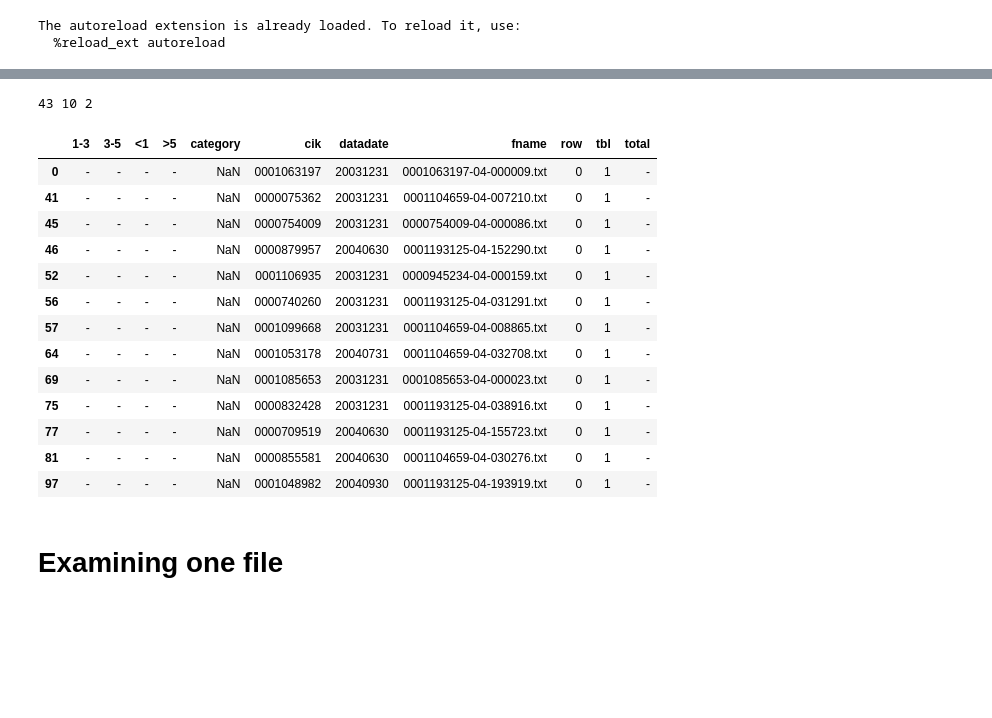
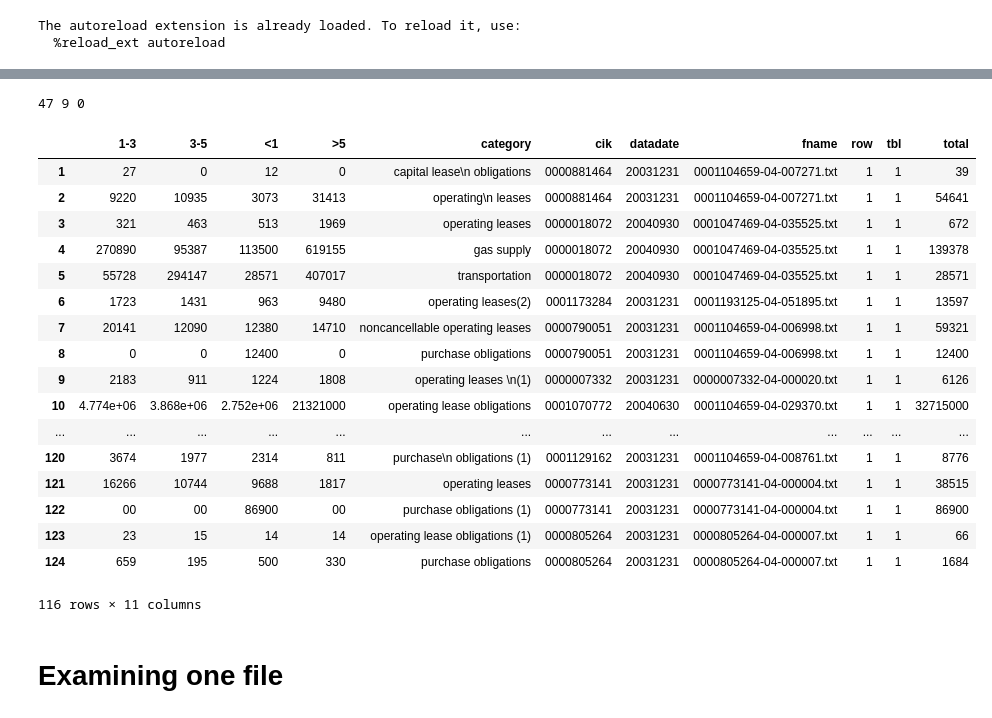
Before and after one commit to divyashan/sec_scrape, a Jupyter notebook: sec_filings.ipynb, the cells around one changed output, grey strips where cells are left out. Drawn from its saved outputs; the diff is of its cells as text; code cells hidden in the pictures; blank space fills up the shorter version.

Commit message:
add parsing of text-based tables + other corner cases

```diff
--- a/sec_filings.ipynb
+++ b/sec_filings.ipynb
@@ -11,6 +11,7 @@ from utils import *
 
 path_2004 = "./2004/"
 all_2004 = os.listdir(path_2004)
+all_2004 = [x for x in all_2004 if ('DS_Store' not in x)]
 # %% [output]
 The autoreload extension is already loaded. To reload it, use:
   %reload_ext autoreload
@@ -32,12 +33,18 @@ for fname in all_2004:
     if table:
         tbl_flag = 1
         rows = scrape_rows(table)
-        for row in rows:
-            row_flag = 1
-            result = {'fname': fname, 'cik': cik_re, 'datadate': datadate_re, 'tbl': tbl_flag, 'row': row_flag,
-                      'total': row['total'], '<1': row['<1'], '1-3':row['1-3'], '3-5':row['3-5'], '>5':row['>5'],
-                      'category': row['category']}
-            results.append(result)
+    else:
+        lines, tbl_list = scrape_text_table(wholetext)
+        if tbl_list:
+            tbl_flag = 1
+            rows = scrape_text_rows(lines, tbl_list)
+
+    for row in rows:
+        row_flag = 1
+        result = {'fname': fname, 'cik': cik_re, 'datadate': datadate_re, 'tbl': tbl_flag, 'row': row_flag,
+                  'total': row['total'], '<1': row['<1'], '1-3':row['1-3'], '3-5':row['3-5'], '>5':row['>5'],
+                  'category': row['category']}
+        results.append(result)
 
     # No table or no row
     if (tbl_flag == 0) or (row_flag == 0):
@@ -74,24 +78,29 @@ none_check = results_df[(results_df['row'] == 0) & (results_df['tbl'] == 0)] # n
 last_check = results_df[(results_df['row'] == 1) & (results_df['tbl'] == 1)] # table and row, other issue?
 print(len(set(last_check['fname'])), len(set(row_check['fname'])), len(set(none_check['fname'])))
 # %% [output]
-43 10 2
+47 9 0
-# %%
-row_check
-# %% [output]
-|  | 1-3 | 3-5 | <1 | >5 | category | cik | datadate | fname | row | tbl | total |
-| 0 | - | - | - | - | NaN | 0001063197 | 20031231 | 0001063197-04-000009.txt | 0 | 1 | - |
-| 41 | - | - | - | - | NaN | 0000075362 | 20031231 | 0001104659-04-007210.txt | 0 | 1 | - |
-| 45 | - | - | - | - | NaN | 0000754009 | 20031231 | 0000754009-04-000086.txt | 0 | 1 | - |
-| 46 | - | - | - | - | NaN | 0000879957 | 20040630 | 0001193125-04-152290.txt | 0 | 1 | - |
-| 52 | - | - | - | - | NaN | 0001106935 | 20031231 | 0000945234-04-000159.txt | 0 | 1 | - |
-| 56 | - | - | - | - | NaN | 0000740260 | 20031231 | 0001193125-04-031291.txt | 0 | 1 | - |
-| 57 | - | - | - | - | NaN | 0001099668 | 20031231 | 0001104659-04-008865.txt | 0 | 1 | - |
-| 64 | - | - | - | - | NaN | 0001053178 | 20040731 | 0001104659-04-032708.txt | 0 | 1 | - |
-| 69 | - | - | - | - | NaN | 0001085653 | 20031231 | 0001085653-04-000023.txt | 0 | 1 | - |
-| 75 | - | - | - | - | NaN | 0000832428 | 20031231 | 0001193125-04-038916.txt | 0 | 1 | - |
-| 77 | - | - | - | - | NaN | 0000709519 | 20040630 | 0001193125-04-155723.txt | 0 | 1 | - |
-| 81 | - | - | - | - | NaN | 0000855581 | 20040630 | 0001104659-04-030276.txt | 0 | 1 | - |
-| 97 | - | - | - | - | NaN | 0001048982 | 20040930 | 0001193125-04-193919.txt | 0 | 1 | - |
+# %%
+already_checked = ['0001063197', '0000075362', '0000754009', '0000740260', '0001099668', '0000832428', '0000855581' ]
+last_check
+# %% [output]
+|  | 1-3 | 3-5 | <1 | >5 | category | cik | datadate | fname | row | tbl | total |
+| 1 | 27 | 0 | 12 | 0 | capital lease\n obligations | 0000881464 | 20031231 | 0001104659-04-007271.txt | 1 | 1 | 39 |
+| 2 | 9220 | 10935 | 3073 | 31413 | operating\n leases | 0000881464 | 20031231 | 0001104659-04-007271.txt | 1 | 1 | 54641 |
+| 3 | 321 | 463 | 513 | 1969 | operating leases | 0000018072 | 20040930 | 0001047469-04-035525.txt | 1 | 1 | 672 |
+| 4 | 270890 | 95387 | 113500 | 619155 | gas supply | 0000018072 | 20040930 | 0001047469-04-035525.txt | 1 | 1 | 139378 |
+| 5 | 55728 | 294147 | 28571 | 407017 | transportation | 0000018072 | 20040930 | 0001047469-04-035525.txt | 1 | 1 | 28571 |
+| 6 | 1723 | 1431 | 963 | 9480 | operating leases(2) | 0001173284 | 20031231 | 0001193125-04-051895.txt | 1 | 1 | 13597 |
+| 7 | 20141 | 12090 | 12380 | 14710 | noncancellable operating leases | 0000790051 | 20031231 | 0001104659-04-006998.txt | 1 | 1 | 59321 |
+| 8 | 0 | 0 | 12400 | 0 | purchase obligations | 0000790051 | 20031231 | 0001104659-04-006998.txt | 1 | 1 | 12400 |
+| 9 | 2183 | 911 | 1224 | 1808 | operating leases \n(1) | 0000007332 | 20031231 | 0000007332-04-000020.txt | 1 | 1 | 6126 |
+| 10 | 4.774e+06 | 3.868e+06 | 2.752e+06 | 21321000 | operating lease obligations | 0001070772 | 20040630 | 0001104659-04-029370.txt | 1 | 1 | 32715000 |
+| ... | ... | ... | ... | ... | ... | ... | ... | ... | ... | ... | ... |
+| 120 | 3674 | 1977 | 2314 | 811 | purchase\n obligations (1) | 0001129162 | 20031231 | 0001104659-04-008761.txt | 1 | 1 | 8776 |
+| 121 | 16266 | 10744 | 9688 | 1817 | operating leases | 0000773141 | 20031231 | 0000773141-04-000004.txt | 1 | 1 | 38515 |
+| 122 | 00 | 00 | 86900 | 00 | purchase obligations (1) | 0000773141 | 20031231 | 0000773141-04-000004.txt | 1 | 1 | 86900 |
+| 123 | 23 | 15 | 14 | 14 | operating lease obligations (1) | 0000805264 | 20031231 | 0000805264-04-000007.txt | 1 | 1 | 66 |
+| 124 | 659 | 195 | 500 | 330 | purchase obligations | 0000805264 | 20031231 | 0000805264-04-000007.txt | 1 | 1 | 1684 |
+116 rows × 11 columns
 # %% [markdown]
 # Examining one file
 # %%
```
Also changed, not shown: parts of 5 cells of this notebook, 3 other files.
